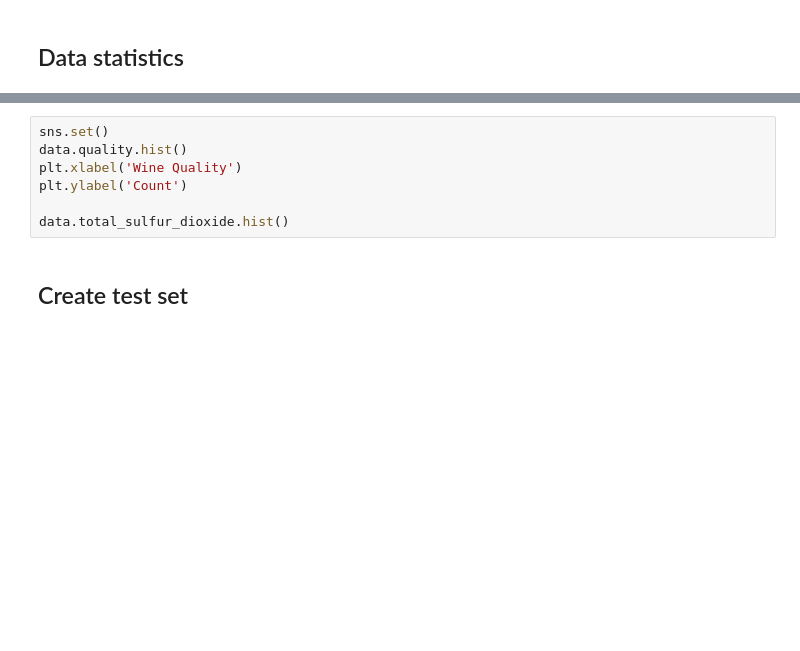
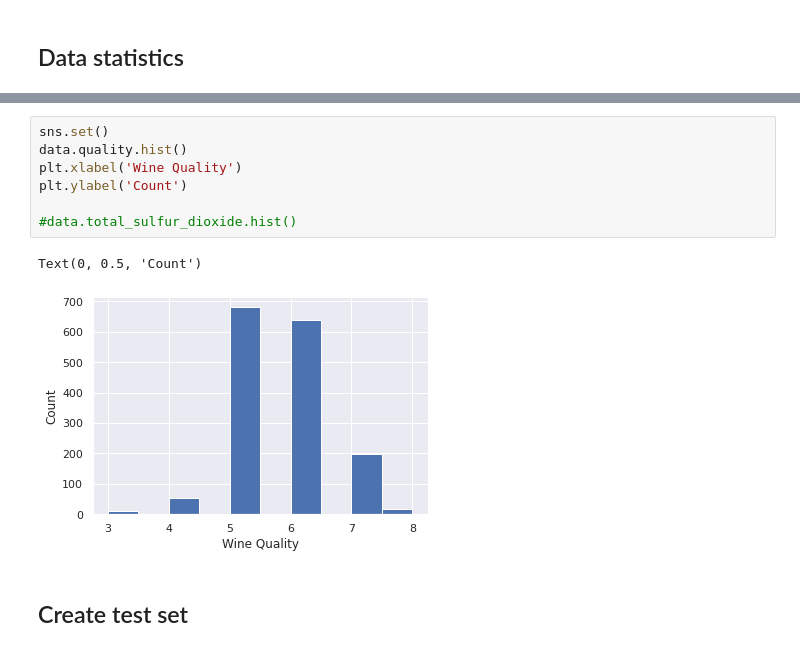
Before and after one commit to Shailesh0209/Machine_Learning_Practicals-MLP, a Jupyter notebook: x_W1_Wine_Quality(ML_Projects)_MLP.ipynb, the cells around one changed output, grey strips where cells are left out. Saved outputs shown, nothing was run; the diff lists cells and outputs as text; blank space fills up the shorter version.

```diff
--- a/x_W1_Wine_Quality(ML_Projects)_MLP.ipynb
+++ b/x_W1_Wine_Quality(ML_Projects)_MLP.ipynb
@@ -34,10 +84,13 @@ data['quality'].value_counts()
 # %%
 sns.set()
 data.quality.hist()
 plt.xlabel('Wine Quality')
 plt.ylabel('Count')
 
-data.total_sulfur_dioxide.hist()
+#data.total_sulfur_dioxide.hist()
+# %% [output]
+Text(0, 0.5, 'Count')
+[figure, added]
 # %% [markdown]
 ## Create test set
 # %%
```
Also changed, not shown: parts of 36 cells of this notebook.
